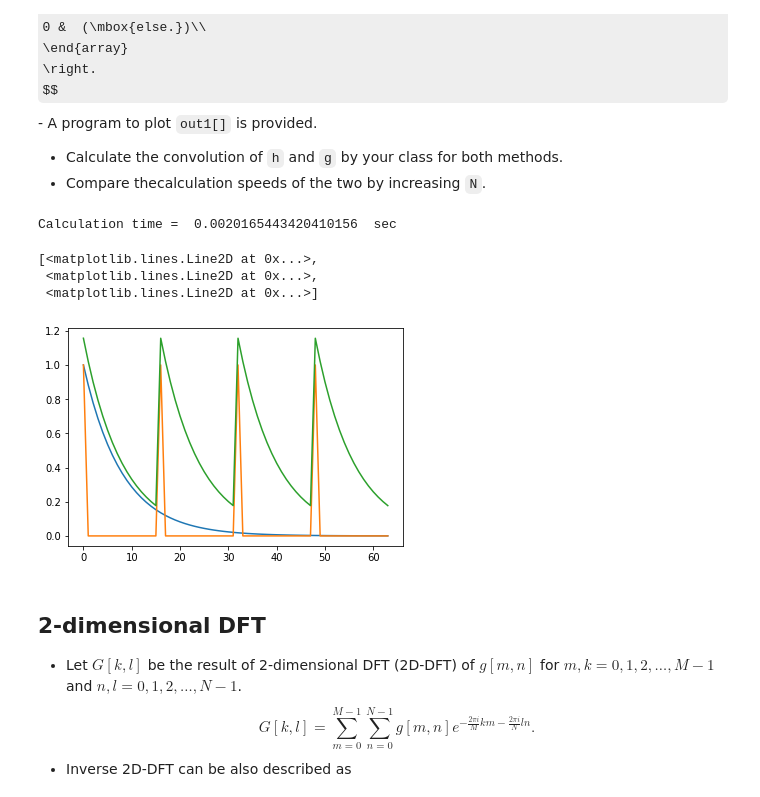
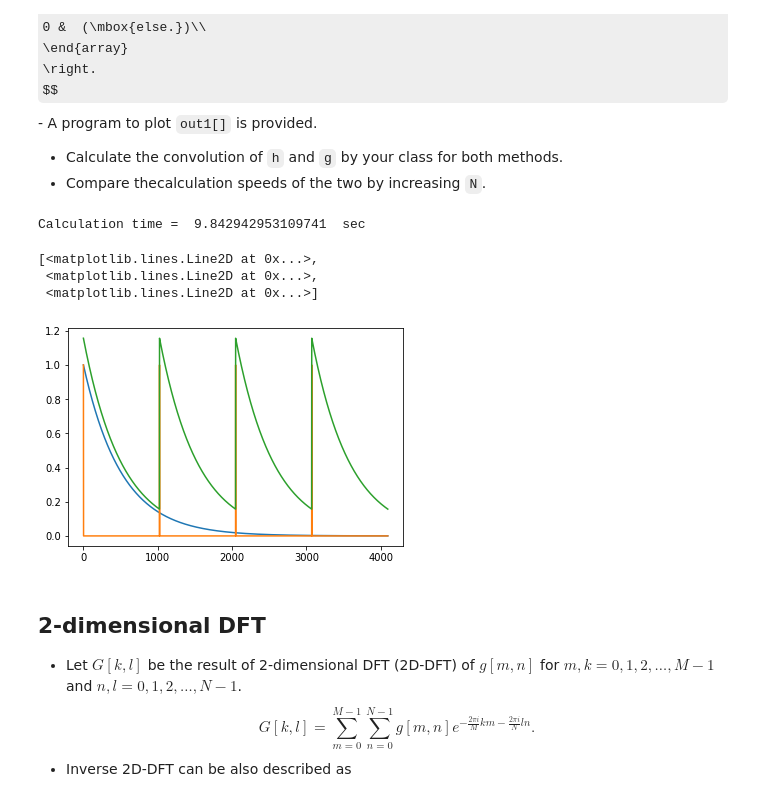
Before and after one commit to ppama/Numerical-Analysis, a Jupyter notebook: Lec04S.ipynb, the cells around one changed output. Drawn from its saved outputs; the diff is of its cells as text; code cells hidden in the pictures; some formulas as TeX source.

```diff
--- a/Lec04S.ipynb
+++ b/Lec04S.ipynb
@@ -124,16 +124,44 @@ import matplotlib.pyplot as plt
 import time
 
 # Make data
-N = 32
-alpha = 2.0 * math.pi  / N
+N = 4096
+alpha = 2.0 * math.pi  / N # frequency
 
 data = np.empty([N], dtype='complex128')
 for n in range(0, N):
     data[n] = (4.0 * math.cos(2.0 * alpha * n) + 1.0 * math.sin(5.0 * alpha * n)) + 0j
+class DFT:
+    def __init__(self, N):
+        self.N = N
+        self.extTbl = np.empty([N], dtype='complex128')
+        alpha = 2.0 * math.pi / self.N
+        for n in range(0,self.N):
+            self.expTbl[n] = math.cos(alpha * n) + math.sin(alpha * n) * (1j)
+            #self.extTbl[n] = np.exp(alpha * n)
+
+    def dft(self, data):
+        dataOut   = np.empty([self.N], dtype='complex128')
+
+        for m in range(0, self.N):
+            dataOut[m] = 0.0 + 0.0j
+            for n in range(0, self.N):
+                dataOut[m] += data[n] * self.expTbl[((self.N - n) * m) % self.N]
+
+        return dataOut
+
+    def idft(self, data): #data-g[m] self-G[m]
+        dataOut   = np.empty([self.N], dtype='complex128')
+        for n in range(0,self.N):
+            dataOut[n] + 0.0 + 0.0j
+            for m in range(0, self.N):
+                dataOut[n] += data[m] * self.expTbl[(n * m) % self.N]
+        dataOut[n] /= N
+
+        return dataOut
 
 # Construct the object to calculate
-#dft = DFT(N)
-dft = FFT(N)
+dft = DFT(N)
+#dft = FFT(N)
 
 start = time.time()
 out1 = dft.dft(data)
@@ -151,7 +179,7 @@ for n in range(0, N):
     x[n]  = n
     y1[n] = out1[n].real
     y2[n] = out1[n].imag
-    print("out3[{0}] = {1}".format(n, out3[n]))
+    #print("data[{0}].real = {1}, out3[0].real = {2} out3[{0}].imag = {3}".format(n,data[n].real, out2[n].real, out3[n].imag))
 
 plt.plot(x, y1, x, y2)
 # %% [output]
@@ -335,36 +360,36 @@ import matplotlib.pyplot as plt
 import time
 
 # Make data
-N = 64
+N = 4096
 alpha = - 8.0  / N
 
 h = np.zeros(N)
 g = np.zeros(N)
 
 for n in range(0, N):
     h[n] = math.exp(alpha * n)
     if n % (N / 4) == 0:
         g[n] = 1
 
 # Construct the object to calculate
 conv = Convolution(N)
 
 start = time.time()
 out1 = conv.direct(h, g)
 #out1 = conv.byFFT(h, g)
 print("Calculation time = ", time.time() - start, " sec")
 
 x  = np.zeros([N])
 for n in range(0, N):
     x[n]  = n
 
 plt.plot(x, h, x, g, x, out1)
 # %% [output]
-Calculation time =  0.0020165443420410156  sec
+Calculation time =  9.842942953109741  sec
 [<matplotlib.lines.Line2D at 0x...>,
  <matplotlib.lines.Line2D at 0x...>,
  <matplotlib.lines.Line2D at 0x...>]
-[figure, old version]
+[figure, new version]
 # %%
 # Make a program: Calculate the convolution
 import numpy as np
```
Also changed, not shown: parts of 3 cells of this notebook, 3 other files.
